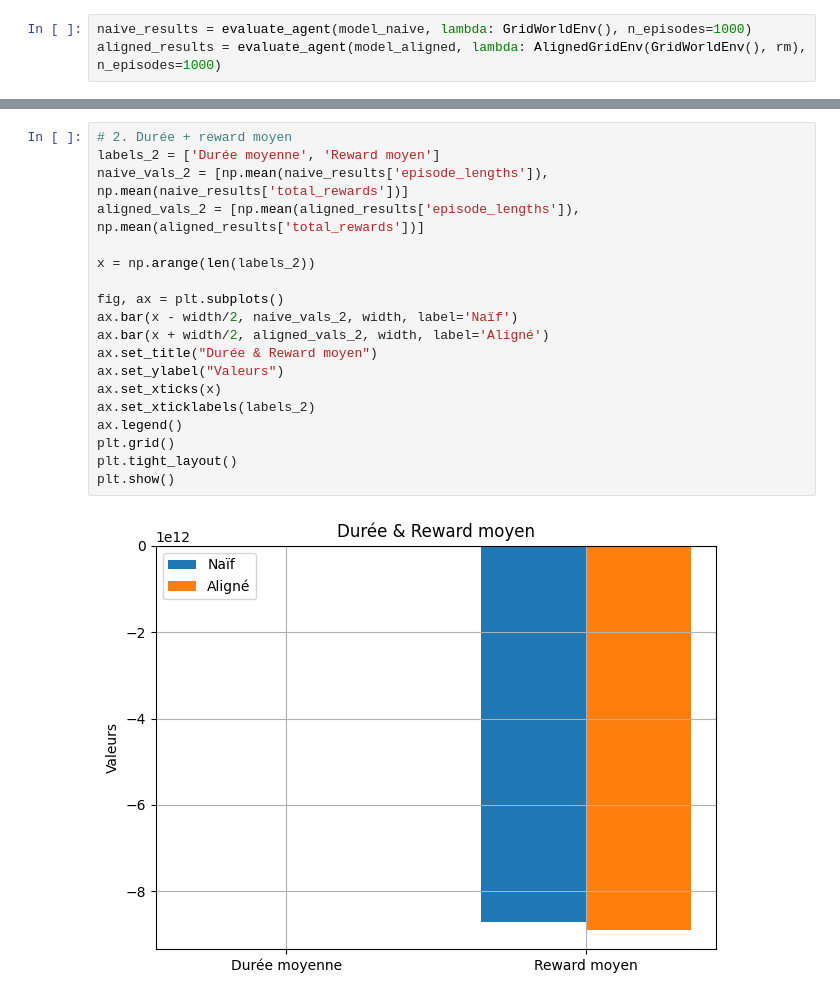
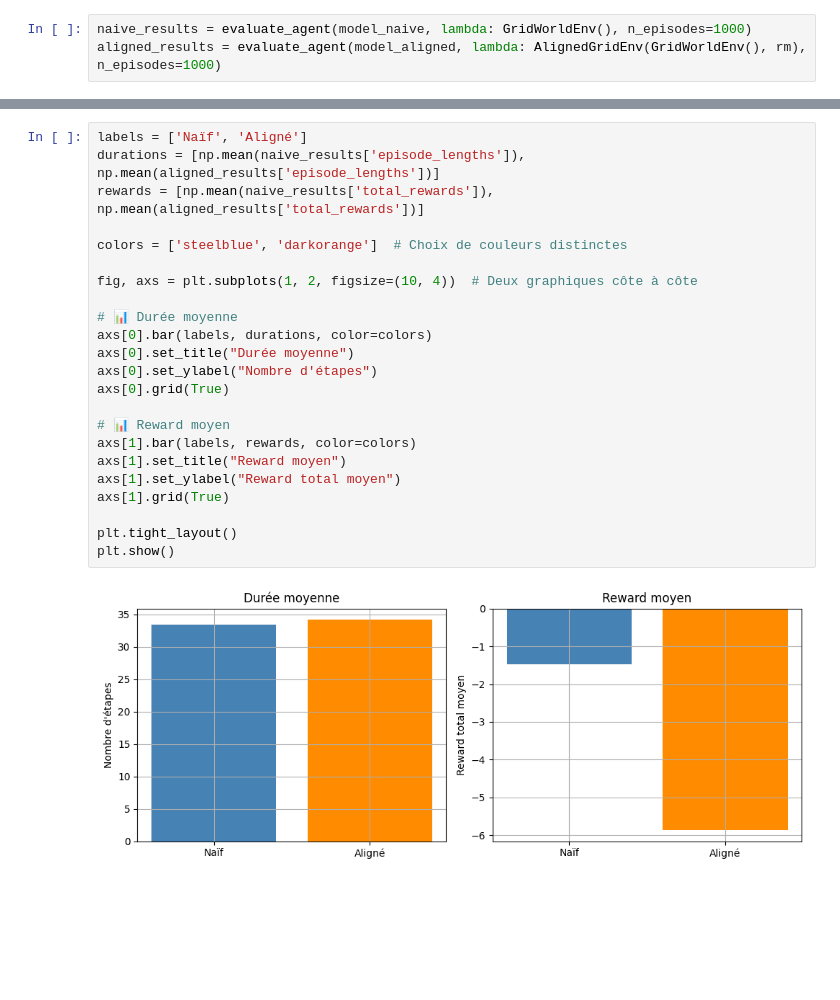
Before and after one commit to Antoinebattini/reinforcement_learning, a Jupyter notebook: main.ipynb, the cells around one changed output, grey strips where cells are left out. Cells and saved outputs as stored; diff of their text form; blank space fills up the shorter version.

```diff
--- a/main.ipynb
+++ b/main.ipynb
@@ -642,22 +662,26 @@ RESULTAT COMMENTER
-# %%
-# 2. Durée + reward moyen
-labels_2 = ['Durée moyenne', 'Reward moyen']
-naive_vals_2 = [np.mean(naive_results['episode_lengths']), np.mean(naive_results['total_rewards'])]
-aligned_vals_2 = [np.mean(aligned_results['episode_lengths']), np.mean(aligned_results['total_rewards'])]
-
-x = np.arange(len(labels_2))
-
-fig, ax = plt.subplots()
-ax.bar(x - width/2, naive_vals_2, width, label='Naïf')
-ax.bar(x + width/2, aligned_vals_2, width, label='Aligné')
-ax.set_title("Durée & Reward moyen")
-ax.set_ylabel("Valeurs")
-ax.set_xticks(x)
-ax.set_xticklabels(labels_2)
-ax.legend()
-plt.grid()
-plt.tight_layout()
-plt.show()
-# %% [output]
-[figure, removed]
+# %%
+labels = ['Naïf', 'Aligné']
+durations = [np.mean(naive_results['episode_lengths']), np.mean(aligned_results['episode_lengths'])]
+rewards = [np.mean(naive_results['total_rewards']), np.mean(aligned_results['total_rewards'])]
+
+colors = ['steelblue', 'darkorange']  # Choix de couleurs distinctes
+
+fig, axs = plt.subplots(1, 2, figsize=(10, 4))  # Deux graphiques côte à côte
+
+# 📊 Durée moyenne
+axs[0].bar(labels, durations, color=colors)
+axs[0].set_title("Durée moyenne")
+axs[0].set_ylabel("Nombre d'étapes")
+axs[0].grid(True)
+
+# 📊 Reward moyen
+axs[1].bar(labels, rewards, color=colors)
+axs[1].set_title("Reward moyen")
+axs[1].set_ylabel("Reward total moyen")
+axs[1].grid(True)
+
+plt.tight_layout()
+plt.show()
+# %% [output]
+[figure, added]
 # %% [markdown]
```
Also changed, not shown: parts of 12 cells of this notebook.
